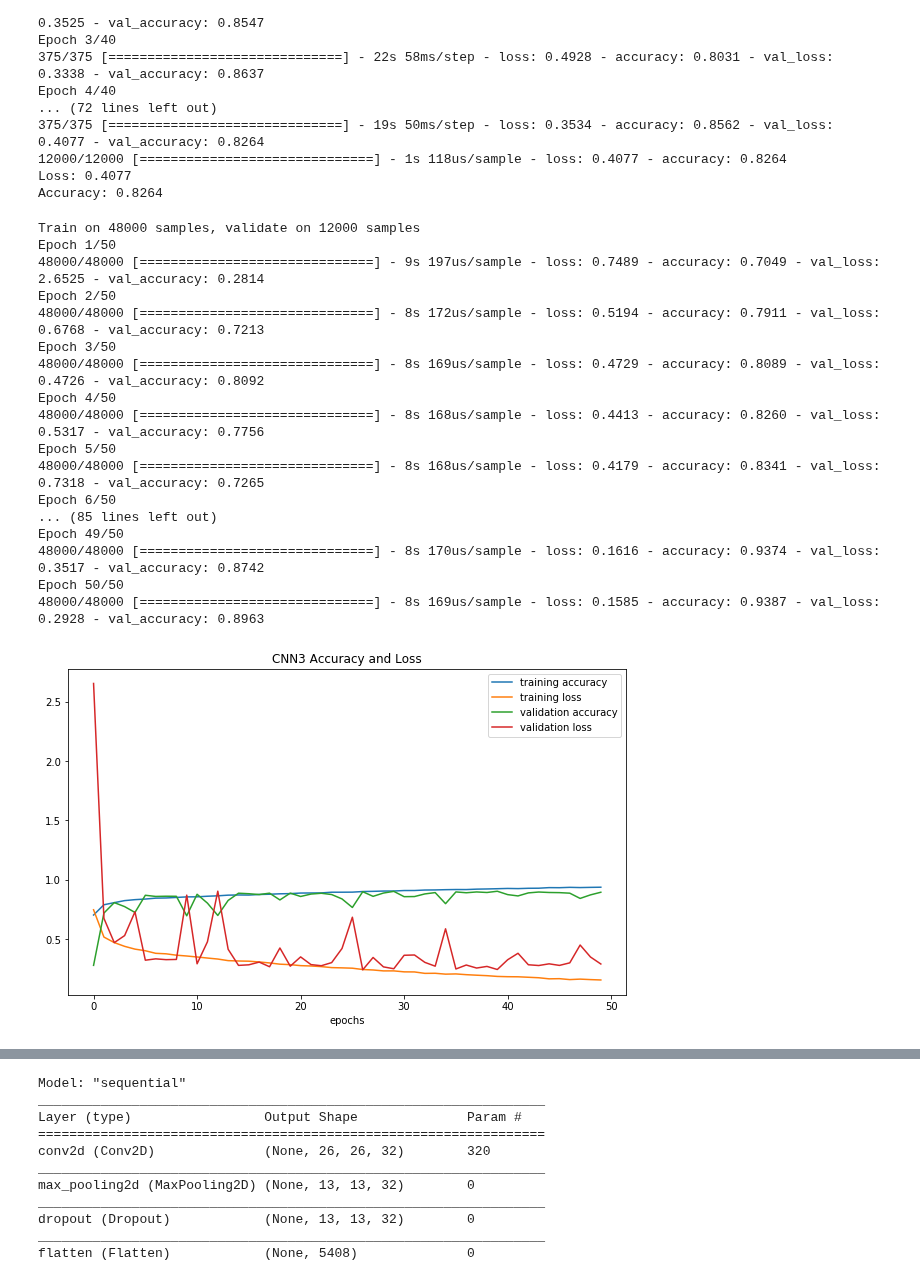
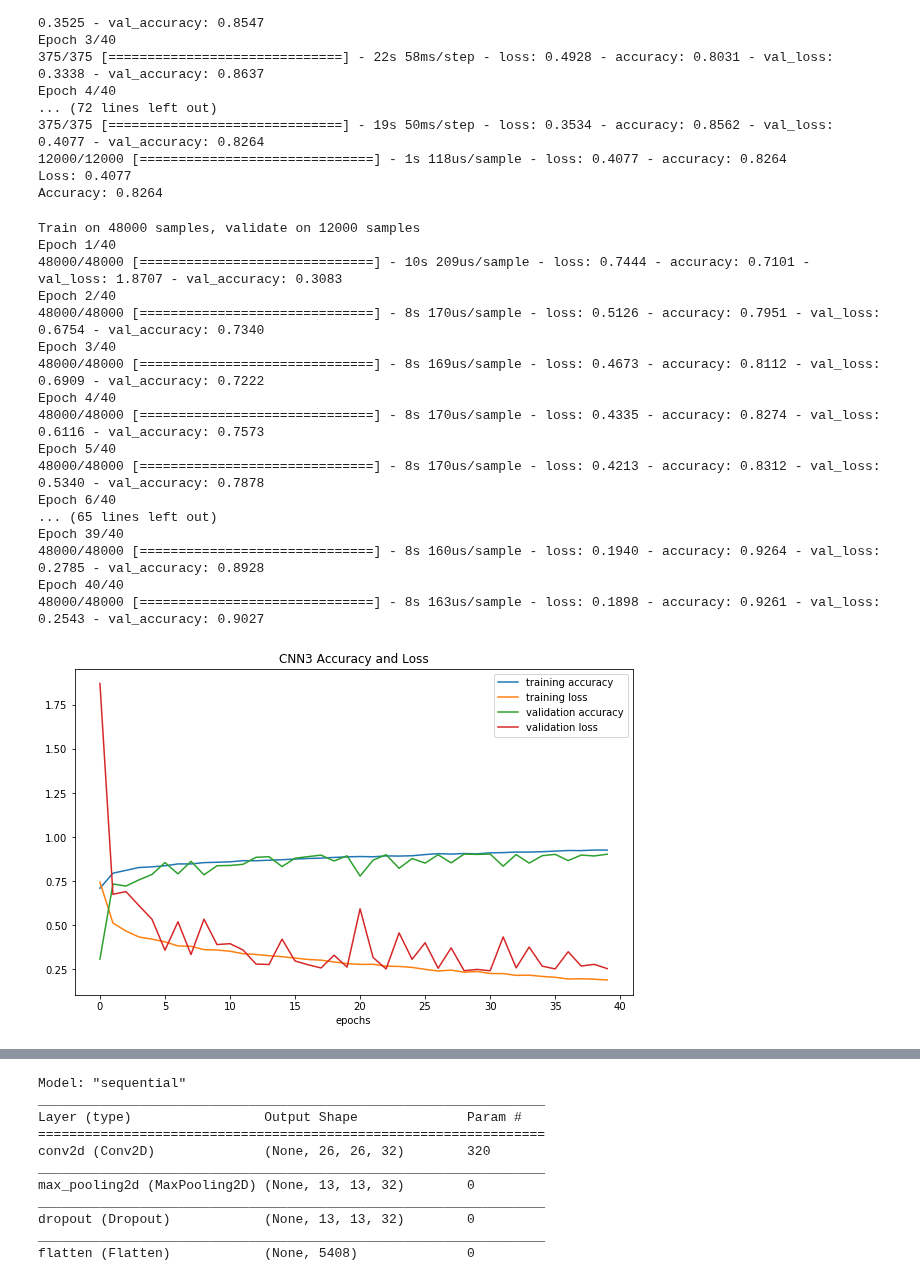
Before and after one commit to Tiankai-Jiang/ECE657A-A3, a Jupyter notebook: part2.ipynb, the cells around one changed output, grey strips where cells are left out. Drawn from its saved outputs; the diff is of its cells as text; code cells hidden in the pictures.

```diff
--- a/part2.ipynb
+++ b/part2.ipynb
@@ -151,52 +151,52 @@ Accuracy: 0.8264
 # %%
 CNN3 = Sequential([
     Conv2D(filters=32, kernel_size=(3, 3), activation='relu', padding='same', input_shape=(28,28,1)),
     BatchNormalization(),
     Conv2D(filters=32, kernel_size=(3, 3), activation='relu', padding='same'),
     BatchNormalization(),
     Dropout(0.5),
     Conv2D(filters=64, kernel_size=(3, 3), activation='relu', padding='same'),
     MaxPool2D(pool_size=(2, 2)),
     Dropout(0.5),
     Conv2D(filters=128, kernel_size=(3, 3), activation='relu', padding='same'),
     BatchNormalization(),
     Dropout(0.5),
     Conv2D(filters=256, kernel_size=(3, 3), activation='relu'),
     BatchNormalization(),
     Dropout(0.5),
     Flatten(),
     Dense(512, activation='relu'),
     BatchNormalization(),
     Dropout(0.5),
     Dense(128, activation='relu'),
     BatchNormalization(),
     Dropout(0.5),
     Dense(5, activation='softmax')
 ])
 CNN3.compile(optimizer='adam', loss="categorical_crossentropy", metrics=["accuracy"])
 reduce_lr = ReduceLROnPlateau(monitor='val_loss', factor=0.2, patience=5, min_lr=0.001)
-historyCNN3 = CNN3.fit(X_train, y_train, epochs = 50, batch_size=128, validation_data = (X_val, y_val), callbacks = [reduce_lr])
+historyCNN3 = CNN3.fit(X_train, y_train, epochs = 40, batch_size=128, validation_data = (X_val, y_val), callbacks = [reduce_lr])
 acc_plot(historyCNN3.history, 'CNN3')
-gen_csv(CNN3, 'CNN3')
+# gen_csv(CNN3, 'CNN3')
 # %% [output]
 Train on 48000 samples, validate on 12000 samples
-Epoch 1/50
-48000/48000 [==============================] - 9s 197us/sample - loss: 0.7489 - accuracy: 0.7049 - val_loss: 2.6525 - val_accuracy: 0.2814
-Epoch 2/50
-48000/48000 [==============================] - 8s 172us/sample - loss: 0.5194 - accuracy: 0.7911 - val_loss: 0.6768 - val_accuracy: 0.7213
-Epoch 3/50
-48000/48000 [==============================] - 8s 169us/sample - loss: 0.4729 - accuracy: 0.8089 - val_loss: 0.4726 - val_accuracy: 0.8092
-Epoch 4/50
-48000/48000 [==============================] - 8s 168us/sample - loss: 0.4413 - accuracy: 0.8260 - val_loss: 0.5317 - val_accuracy: 0.7756
-Epoch 5/50
-48000/48000 [==============================] - 8s 168us/sample - loss: 0.4179 - accuracy: 0.8341 - val_loss: 0.7318 - val_accuracy: 0.7265
-Epoch 6/50
-... (85 lines left out)
-Epoch 49/50
-48000/48000 [==============================] - 8s 170us/sample - loss: 0.1616 - accuracy: 0.9374 - val_loss: 0.3517 - val_accuracy: 0.8742
-Epoch 50/50
-48000/48000 [==============================] - 8s 169us/sample - loss: 0.1585 - accuracy: 0.9387 - val_loss: 0.2928 - val_accuracy: 0.8963
+Epoch 1/40
+48000/48000 [==============================] - 10s 209us/sample - loss: 0.7444 - accuracy: 0.7101 - val_loss: 1.8707 - val_accuracy: 0.3083
+Epoch 2/40
+48000/48000 [==============================] - 8s 170us/sample - loss: 0.5126 - accuracy: 0.7951 - val_loss: 0.6754 - val_accuracy: 0.7340
+Epoch 3/40
+48000/48000 [==============================] - 8s 169us/sample - loss: 0.4673 - accuracy: 0.8112 - val_loss: 0.6909 - val_accuracy: 0.7222
+Epoch 4/40
+48000/48000 [==============================] - 8s 170us/sample - loss: 0.4335 - accuracy: 0.8274 - val_loss: 0.6116 - val_accuracy: 0.7573
+Epoch 5/40
+48000/48000 [==============================] - 8s 170us/sample - loss: 0.4213 - accuracy: 0.8312 - val_loss: 0.5340 - val_accuracy: 0.7878
+Epoch 6/40
+... (65 lines left out)
+Epoch 39/40
+48000/48000 [==============================] - 8s 160us/sample - loss: 0.1940 - accuracy: 0.9264 - val_loss: 0.2785 - val_accuracy: 0.8928
+Epoch 40/40
+48000/48000 [==============================] - 8s 163us/sample - loss: 0.1898 - accuracy: 0.9261 - val_loss: 0.2543 - val_accuracy: 0.9027
-[figure, old version]
+[figure, new version]
 # %%
 CNN4 = Sequential([
     Conv2D(filters=32, kernel_size=(3, 3), activation='relu', padding='same', input_shape=(28,28,1)),
```
Also changed, not shown: parts of 4 cells of this notebook, 6 other files.
